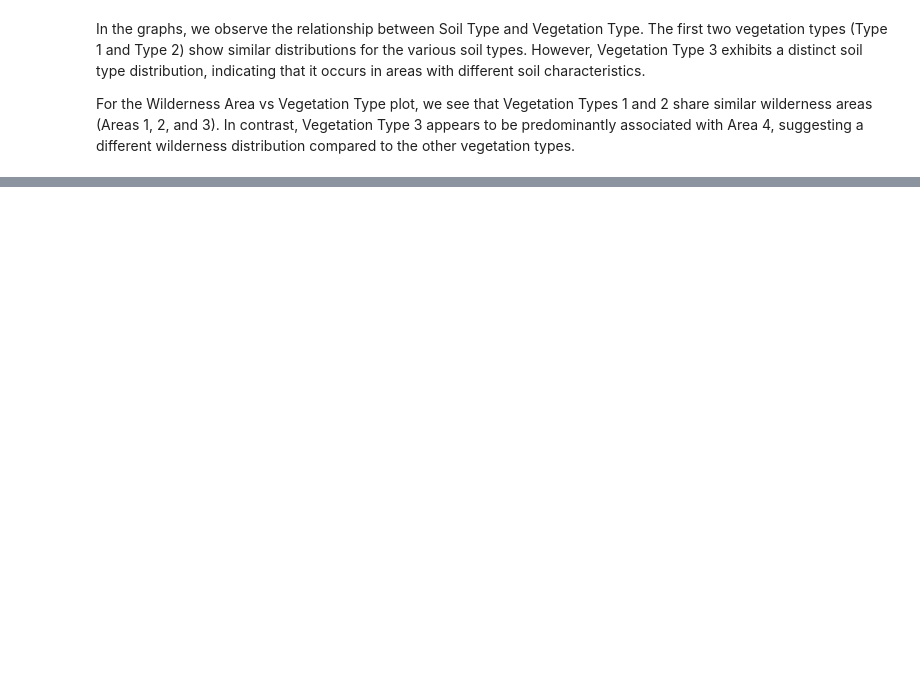
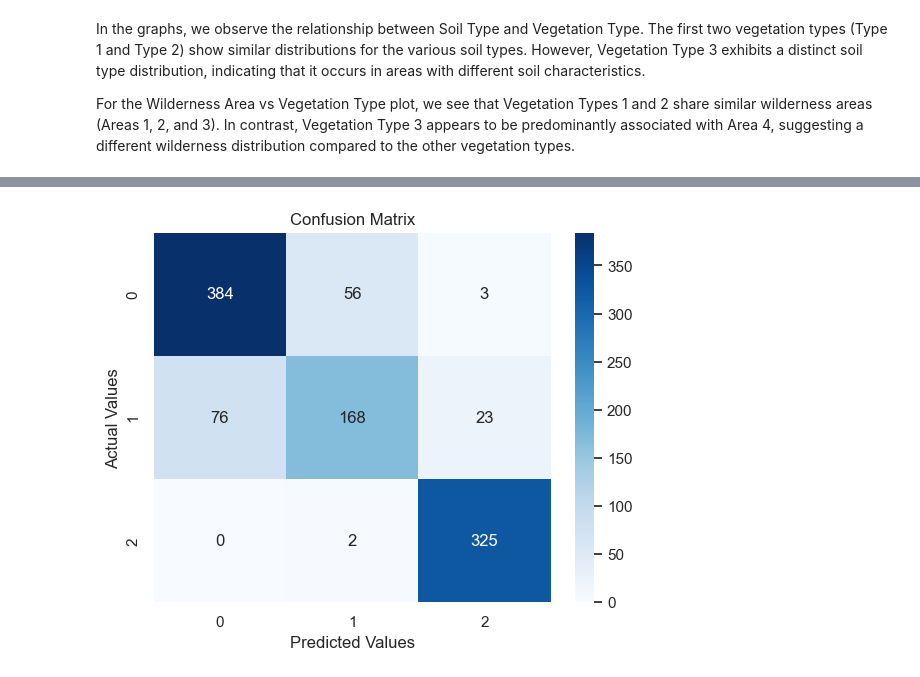
Before and after one commit to larsvdg/APRAU, a Jupyter notebook: Assignment.ipynb, the cells around one changed output, grey strips where cells are left out. Cells and saved outputs as stored; diff of their text form; code cells hidden in the pictures; blank space fills up the shorter version.

```diff
--- a/Assignment.ipynb
+++ b/Assignment.ipynb
@@ -230,0 +343,67 @@ For the Wilderness Area vs Vegetation Type plot, we see that Vegetation Types 1
+# %%
+# Step 1: Import necessary libraries
+import pandas as pd
+import numpy as np
+from sklearn.model_selection import train_test_split
+from sklearn.preprocessing import MinMaxScaler
+from sklearn.linear_model import LogisticRegression
+from sklearn.metrics import accuracy_score, confusion_matrix, classification_report
+import seaborn as sns
+import matplotlib.pyplot as plt
+
+# Assuming df is your dataset, modify the below line to load your actual dataset
+# df = pd.read_csv('your_dataset.csv')
+
+# Step 2: Select both numerical and categorical features
+numerical_features = ['Altitude', 'Slope_Orientation', 'Horizontal_Distance_To_Roadways',
+                      'Shadow_Index_9h', 'Shadow_Index_12h'
+
+                      #, 'Shadow_Index_15h',
+                      #'Rainfall_Summer', 'Rainfall_Winter', 'Wind_Exposure_Level'
+                      ]
+
+categorical_features = ['Soil_Type', 'Wilderness_Area']  # Include your categorical columns
+
+# Combine numerical and categorical features
+selected_features = numerical_features + categorical_features
+
+# Step 3: Separate features and target variable
+X = df[selected_features]
+y = df['Vegetation_Type']
+
+# Step 4: Convert categorical variables into dummy variables (one-hot encoding)
+X = pd.get_dummies(X, drop_first=True)
+
+# Step 5: Train-Test Split
+X_train, X_test, y_train, y_test = train_test_split(X, y, test_size=0.2, random_state=42)
+
+# Step 6: Feature Scaling (Standardize the numerical data)
+scaler = MinMaxScaler()
+X_train[numerical_features] = scaler.fit_transform(X_train[numerical_features])  # Scale only numerical features
+X_test[numerical_features] = scaler.transform(X_test[numerical_features])
+
+# Step 7: Apply Logistic Regression
+logreg = LogisticRegression(max_iter=1000)
+logreg.fit(X_train, y_train)
+
+# Step 8: Make predictions on the test data
+y_pred = logreg.predict(X_test)
+
+# Step 9: Evaluate the model
+accuracy = accuracy_score(y_test, y_pred)
+conf_matrix = confusion_matrix(y_test, y_pred)
+class_report = classification_report(y_test, y_pred)
+
+print(f"Accuracy: {accuracy}")
+print("Confusion Matrix:")
+print(conf_matrix)
+print("Classification Report:")
+print(class_report)
+
+# Step 10: Visualize the confusion matrix
+sns.heatmap(conf_matrix, annot=True, fmt='d', cmap='Blues')
+plt.title('Confusion Matrix')
+plt.ylabel('Actual Values')
+plt.xlabel('Predicted Values')
+plt.show()
+# %% [output]
@@ -230,0 +425 @@ For the Wilderness Area vs Vegetation Type plot, we see that Vegetation Types 1
+[figure, added]
```
Also changed, not shown: parts of 24 cells of this notebook.
